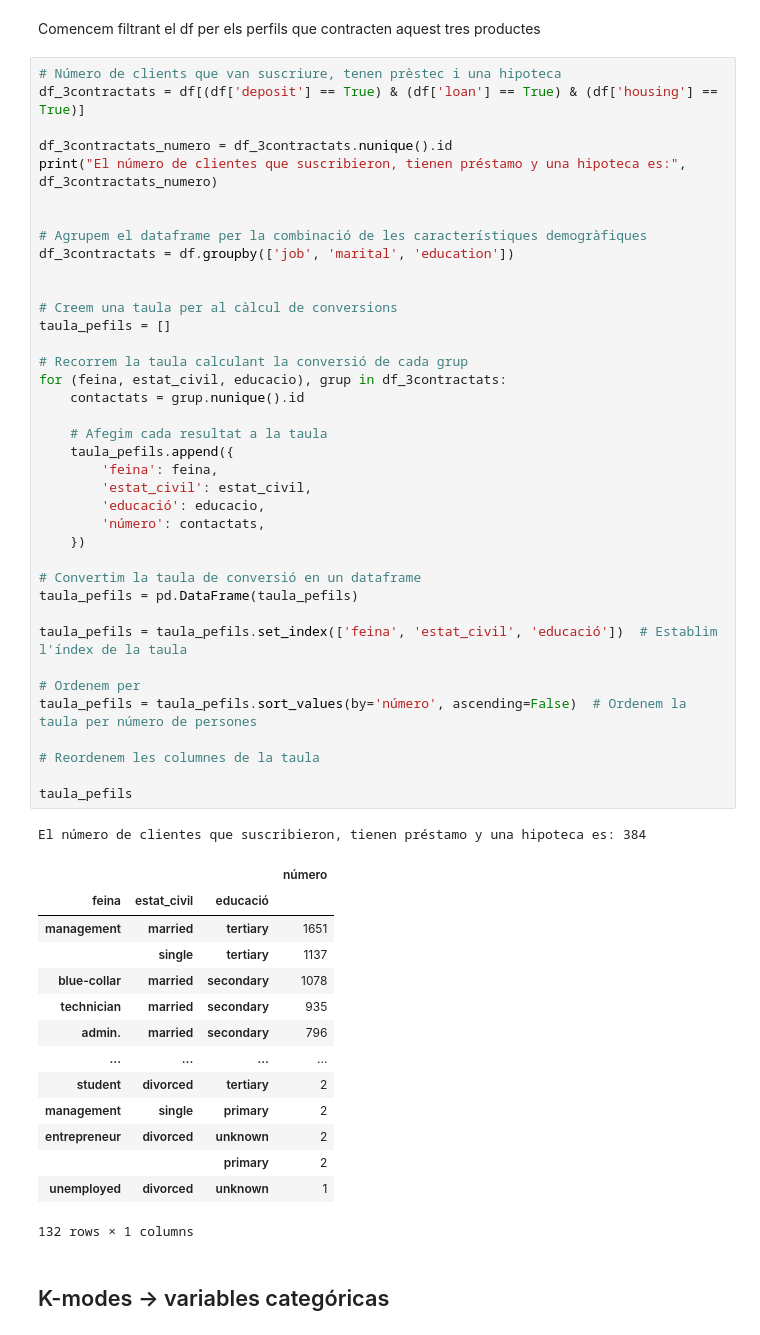
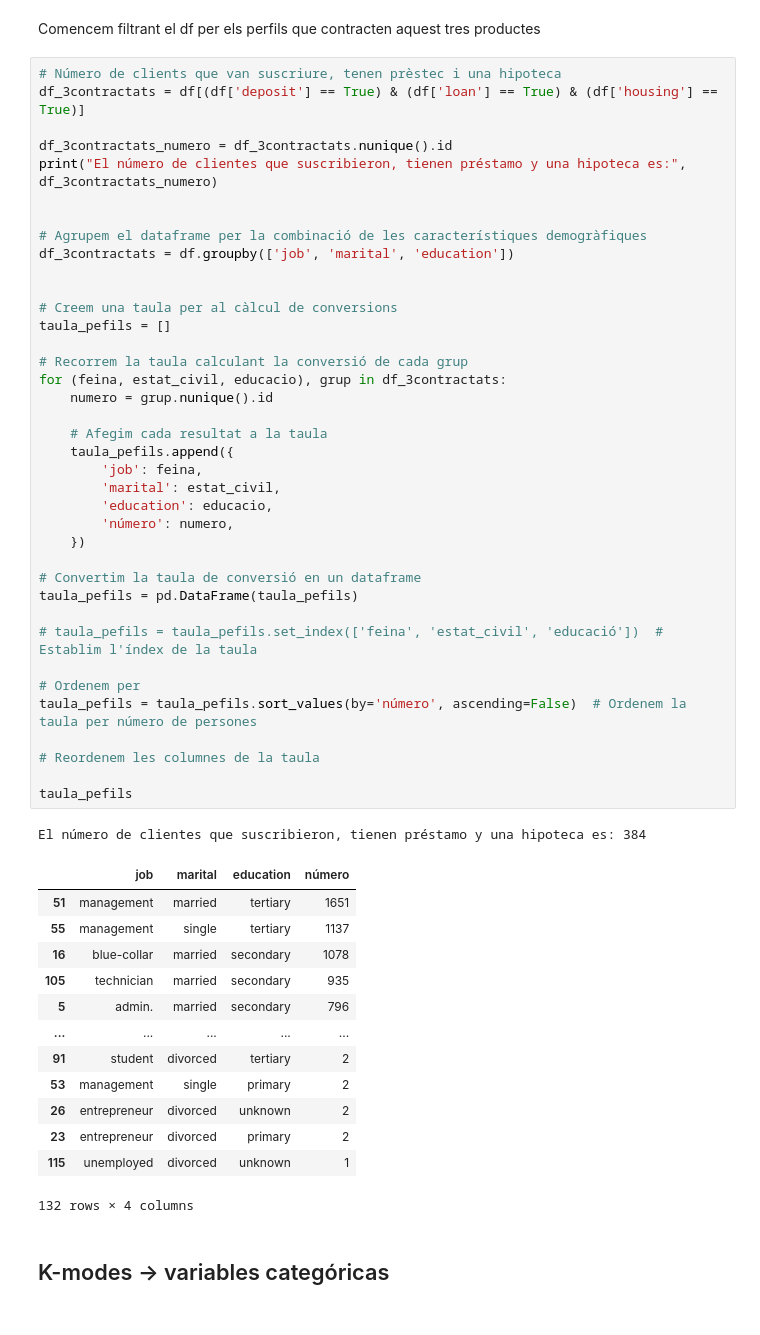
Before and after one commit to MarinaTorba/PersonalDataProrjects, a Jupyter notebook: Equip_9/Scripts/Analisis_Client_2505126.ipynb, the cells around one changed output. Drawn from its saved outputs; the diff is of its cells as text.

```diff
--- a/Equip_9/Scripts/Analisis_Client_2505126.ipynb
+++ b/Equip_9/Scripts/Analisis_Client_2505126.ipynb
@@ -141,53 +141,52 @@ df_3contractats = df[(df['deposit'] == True) & (df['loan'] == True) & (df['housi
 df_3contractats_numero = df_3contractats.nunique().id
 print("El número de clientes que suscribieron, tienen préstamo y una hipoteca es:", df_3contractats_numero)
 
 
 # Agrupem el dataframe per la combinació de les característiques demogràfiques
 df_3contractats = df.groupby(['job', 'marital', 'education'])
 
 
 # Creem una taula per al càlcul de conversions
 taula_pefils = []
 
 # Recorrem la taula calculant la conversió de cada grup
 for (feina, estat_civil, educacio), grup in df_3contractats:
-    contactats = grup.nunique().id
+    numero = grup.nunique().id
 
     # Afegim cada resultat a la taula
     taula_pefils.append({
-        'feina': feina,
-        'estat_civil': estat_civil,
-        'educació': educacio,
-        'número': contactats,
+        'job': feina,
+        'marital': estat_civil,
+        'education': educacio,
+        'número': numero,
     })
 
 # Convertim la taula de conversió en un dataframe
 taula_pefils = pd.DataFrame(taula_pefils)
 
-taula_pefils = taula_pefils.set_index(['feina', 'estat_civil', 'educació'])  # Establim l'índex de la taula
+# taula_pefils = taula_pefils.set_index(['feina', 'estat_civil', 'educació'])  # Establim l'índex de la taula
 
 # Ordenem per
 taula_pefils = taula_pefils.sort_values(by='número', ascending=False)  # Ordenem la taula per número de persones
 
 # Reordenem les columnes de la taula
 
 taula_pefils
 # %% [output]
 El número de clientes que suscribieron, tienen préstamo y una hipoteca es: 384
-|  |  |  | número |
-| feina | estat_civil | educació |  |
-| management | married | tertiary | 1651 |
-|  | single | tertiary | 1137 |
-| blue-collar | married | secondary | 1078 |
-| technician | married | secondary | 935 |
-| admin. | married | secondary | 796 |
-| ... | ... | ... | ... |
-| student | divorced | tertiary | 2 |
-| management | single | primary | 2 |
-| entrepreneur | divorced | unknown | 2 |
-|  |  | primary | 2 |
-| unemployed | divorced | unknown | 1 |
+|  | job | marital | education | número |
+| 51 | management | married | tertiary | 1651 |
+| 55 | management | single | tertiary | 1137 |
+| 16 | blue-collar | married | secondary | 1078 |
+| 105 | technician | married | secondary | 935 |
+| 5 | admin. | married | secondary | 796 |
+| ... | ... | ... | ... | ... |
+| 91 | student | divorced | tertiary | 2 |
+| 53 | management | single | primary | 2 |
+| 26 | entrepreneur | divorced | unknown | 2 |
+| 23 | entrepreneur | divorced | primary | 2 |
+| 115 | unemployed | divorced | unknown | 1 |
-132 rows × 1 columns
+132 rows × 4 columns
 # %% [markdown]
 ## K-modes -> variables categóricas
 # %%
```
Also changed, not shown: parts of 14 cells of this notebook.
